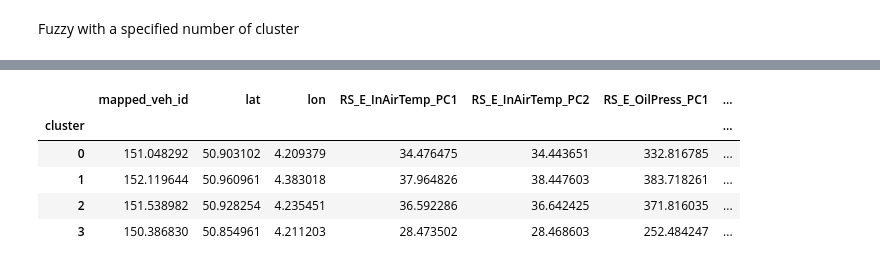
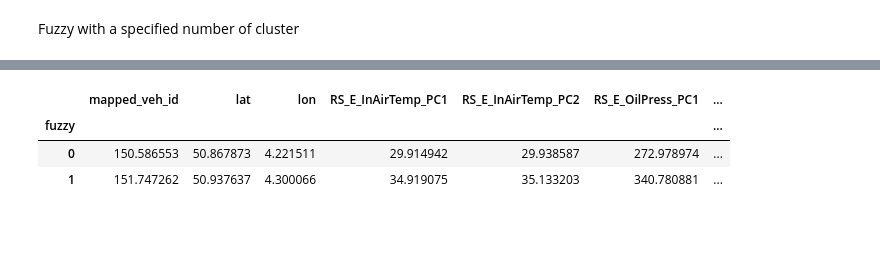
Before and after one commit to koadegno/data-minig-project, a Jupyter notebook: Fuzzy.ipynb, the cells around one changed output, grey strips where cells are left out. Cells and saved outputs as stored; diff of their text form; code cells hidden in the pictures; blank space fills up the shorter version.

```diff
--- a/Fuzzy.ipynb
+++ b/Fuzzy.ipynb
@@ -216,5 +118,6 @@ Nombre d'outliers : 878038
+# %%
+outlier_distance_threshold = 21
 # %%
-outlier_distance_threshold = 11
 # Create a histogram of Euclidean distances
 plt.figure(figsize=(10, 6))
 plt.hist(distances, bins=50, color='b', edgecolor='black', label='Euclidean Distances')
@@ -229,8 +132,8 @@ plt.show()
 # %%
 outliers = data[distances > outlier_distance_threshold]
 
-df['is_outlier'] = (distances > outlier_distance_threshold).astype(int)
+data['fuzzy'] = (distances > outlier_distance_threshold).astype(int)
 
 print("Number of outliers :", outliers.shape[0])
-df
+data
 # %% [output]
@@ -267,6 +165,0 @@ Add cluster column
-# %%
-cluster_indices = np.argmax(u, axis=0)
-
-data['cluster'] = cluster_indices
-
-data
@@ -287,14 +166,9 @@ data
 # %%
 numeric_columns = data.select_dtypes(include=['float64', 'int64']).columns
-# Calculer la moyenne pour chaque valeur de cluster
-mean = data.groupby('cluster')[numeric_columns].mean()
-
-# Afficher les moyennes par cluster
+mean = data.groupby('fuzzy')[numeric_columns].mean()
 mean
 # %% [output]
 |  | mapped_veh_id | lat | lon | RS_E_InAirTemp_PC1 | RS_E_InAirTemp_PC2 | RS_E_OilPress_PC1 | ... |
-| cluster |  |  |  |  |  |  | ... |
-| 0 | 151.048292 | 50.903102 | 4.209379 | 34.476475 | 34.443651 | 332.816785 | ... |
-| 1 | 152.119644 | 50.960961 | 4.383018 | 37.964826 | 38.447603 | 383.718261 | ... |
-| 2 | 151.538982 | 50.928254 | 4.235451 | 36.592286 | 36.642425 | 371.816035 | ... |
-| 3 | 150.386830 | 50.854961 | 4.211203 | 28.473502 | 28.468603 | 252.484247 | ... |
+| fuzzy |  |  |  |  |  |  | ... |
+| 0 | 150.586553 | 50.867873 | 4.221511 | 29.914942 | 29.938587 | 272.978974 | ... |
+| 1 | 151.747262 | 50.937637 | 4.300066 | 34.919075 | 35.133203 | 340.780881 | ... |
```
Also changed, not shown: parts of 21 cells of this notebook.
